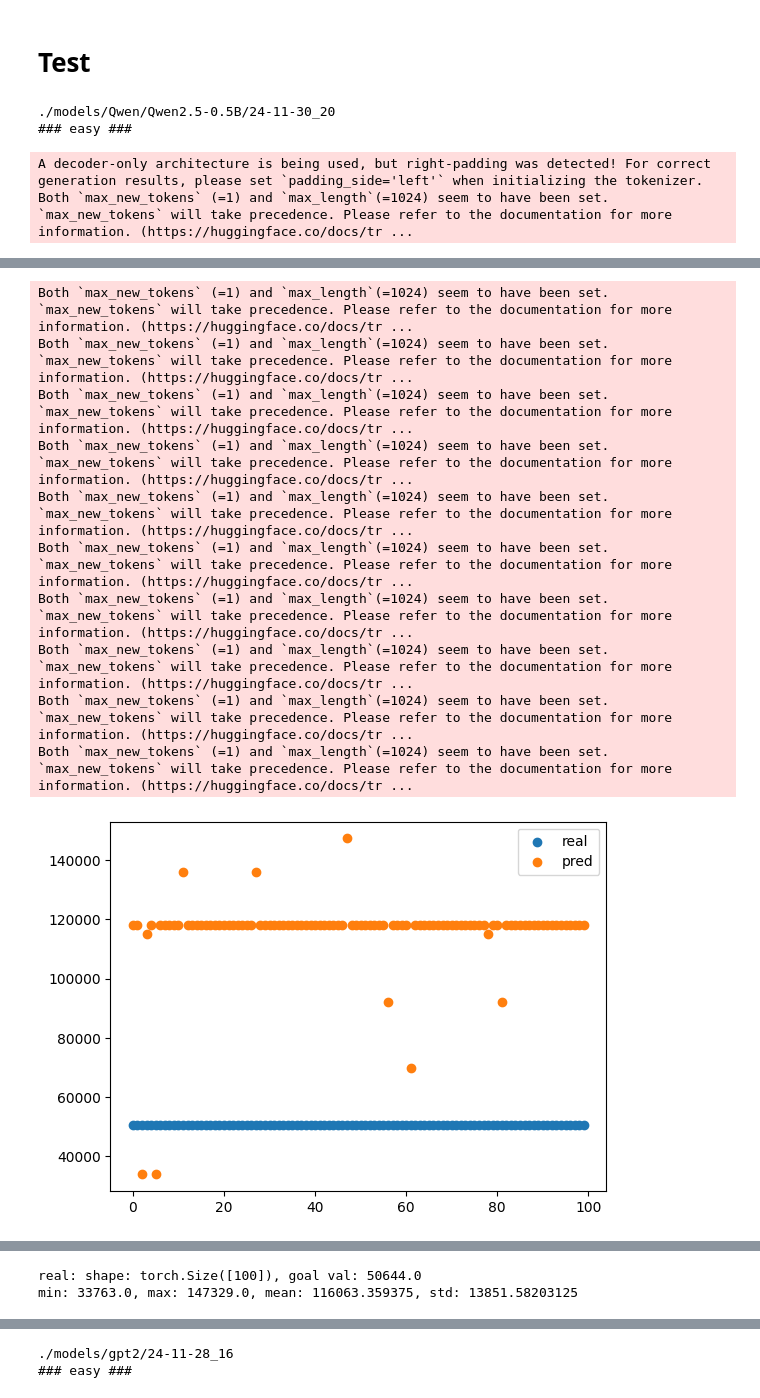
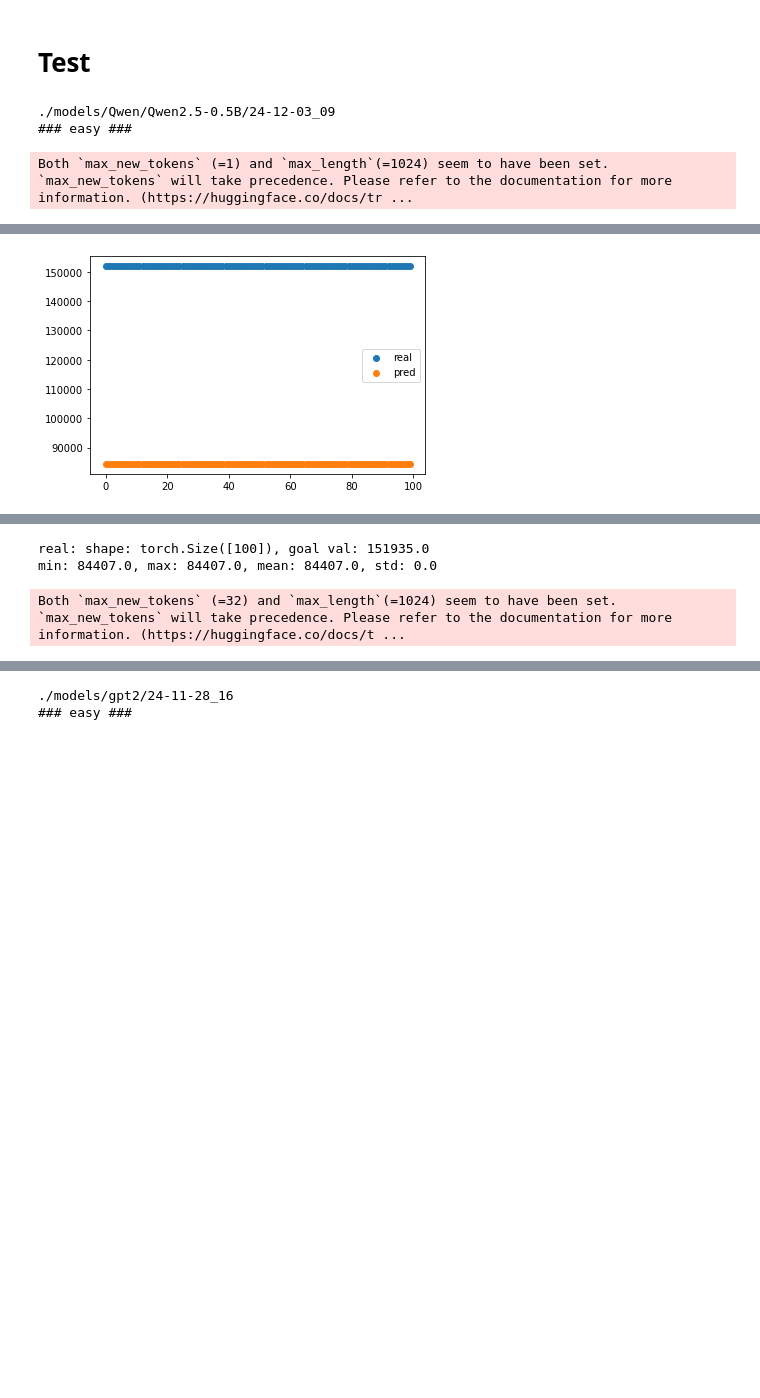
Before and after one commit to JoeyShapiro/TimeSeriesGPT, a Jupyter notebook: model.ipynb, the cells around one changed output, grey strips where cells are left out. Drawn from its saved outputs; the diff is of its cells as text; code cells hidden in the pictures; blank space fills up the shorter version.

Commit message:
better data

```diff
--- a/model.ipynb
+++ b/model.ipynb
@@ -312,7 +325,7 @@ def prepare_training_data(model, input_files, output_dir, stride=256, window=Non
                     'labels': target_sequence
                 })
             samples += 1
-            if samples > 512: # 1024
+            if samples > 256: # 1024
                 print('max samples from file')
                 break
 
@@ -504,7 +546,8 @@ def test_model(model_path, input_files, temperature=0.7):
     # load dataset
 
     # Prepare dataset
-    input_files = [str(file) for file in Path('raw_data').glob('train*.csv')]
+    # input_files = [str(file) for file in Path('raw_data').glob('train*.csv')]
+    # actually use it
     dataset = GPTDataset(model, stride=1, window=window, files=input_files) # stride = 128
 
     # Generate text
@@ -649,7 +692,7 @@ files = sorted([ f"./models/{model_path}/{f}" for f in os.listdir(f"./models/{mo
 latest = max(files, key=os.path.getmtime)
 # latest = f"./models/{model_path}/24-11-28_21"
 # latest = "./models/Qwen/Qwen2.5-0.5B/24-11-28_21"
-latest = "./models/Qwen/Qwen2.5-0.5B/24-11-30_20"
+# latest = "./models/Qwen/Qwen2.5-0.5B/24-11-30_20"
 # latest = "./models/gpt2/24-11-28_16"
 # latest = "./models/gpt2/24-11-30_22"
 print(latest)
@@ -669,9 +712,8 @@ print('### hard ###')
 input_files = [ 'raw_data/004_city-temperature.csv' ]
 generated_text = test_model(latest, input_files=input_files)
 # %% [output]
-./models/Qwen/Qwen2.5-0.5B/24-11-30_20
+./models/Qwen/Qwen2.5-0.5B/24-12-03_09
 ### easy ###
-A decoder-only architecture is being used, but right-padding was detected! For correct generation results, please set `padding_side='left'` when initializing the tokenizer.
 Both `max_new_tokens` (=1) and `max_length`(=1024) seem to have been set. `max_new_tokens` will take precedence. Please refer to the documentation for more information. (https://huggingface.co/docs/tr ...
 max_position_embeddings
 Max length: 1024
@@ -693,11 +735 @@ tensor([ 33763, 151935,  50644,  ...,  33763, 151935, 118170], device='mps:0')
-Both `max_new_tokens` (=1) and `max_length`(=1024) seem to have been set. `max_new_tokens` will take precedence. Please refer to the documentation for more information. (https://huggingface.co/docs/tr ...
-Both `max_new_tokens` (=1) and `max_length`(=1024) seem to have been set. `max_new_tokens` will take precedence. Please refer to the documentation for more information. (https://huggingface.co/docs/tr ...
-Both `max_new_tokens` (=1) and `max_length`(=1024) seem to have been set. `max_new_tokens` will take precedence. Please refer to the documentation for more information. (https://huggingface.co/docs/tr ...
-Both `max_new_tokens` (=1) and `max_length`(=1024) seem to have been set. `max_new_tokens` will take precedence. Please refer to the documentation for more information. (https://huggingface.co/docs/tr ...
-Both `max_new_tokens` (=1) and `max_length`(=1024) seem to have been set. `max_new_tokens` will take precedence. Please refer to the documentation for more information. (https://huggingface.co/docs/tr ...
-Both `max_new_tokens` (=1) and `max_length`(=1024) seem to have been set. `max_new_tokens` will take precedence. Please refer to the documentation for more information. (https://huggingface.co/docs/tr ...
-Both `max_new_tokens` (=1) and `max_length`(=1024) seem to have been set. `max_new_tokens` will take precedence. Please refer to the documentation for more information. (https://huggingface.co/docs/tr ...
-Both `max_new_tokens` (=1) and `max_length`(=1024) seem to have been set. `max_new_tokens` will take precedence. Please refer to the documentation for more information. (https://huggingface.co/docs/tr ...
-Both `max_new_tokens` (=1) and `max_length`(=1024) seem to have been set. `max_new_tokens` will take precedence. Please refer to the documentation for more information. (https://huggingface.co/docs/tr ...
-Both `max_new_tokens` (=1) and `max_length`(=1024) seem to have been set. `max_new_tokens` will take precedence. Please refer to the documentation for more information. (https://huggingface.co/docs/tr ...
-[figure, old version]
+[figure, new version]
@@ -705,3 +737,4 @@ Both `max_new_tokens` (=1) and `max_length`(=1024) seem to have been set. `max_n
+real: shape: torch.Size([100]), goal val: 151935.0
+min: 84407.0, max: 84407.0, mean: 84407.0, std: 0.0
-real: shape: torch.Size([100]), goal val: 50644.0
-min: 33763.0, max: 147329.0, mean: 116063.359375, std: 13851.58203125
+Both `max_new_tokens` (=32) and `max_length`(=1024) seem to have been set. `max_new_tokens` will take precedence. Please refer to the documentation for more information. (https://huggingface.co/docs/t ...
 r2: 0.0
```
Also changed, not shown: parts of 3 cells of this notebook, 1 other file.
